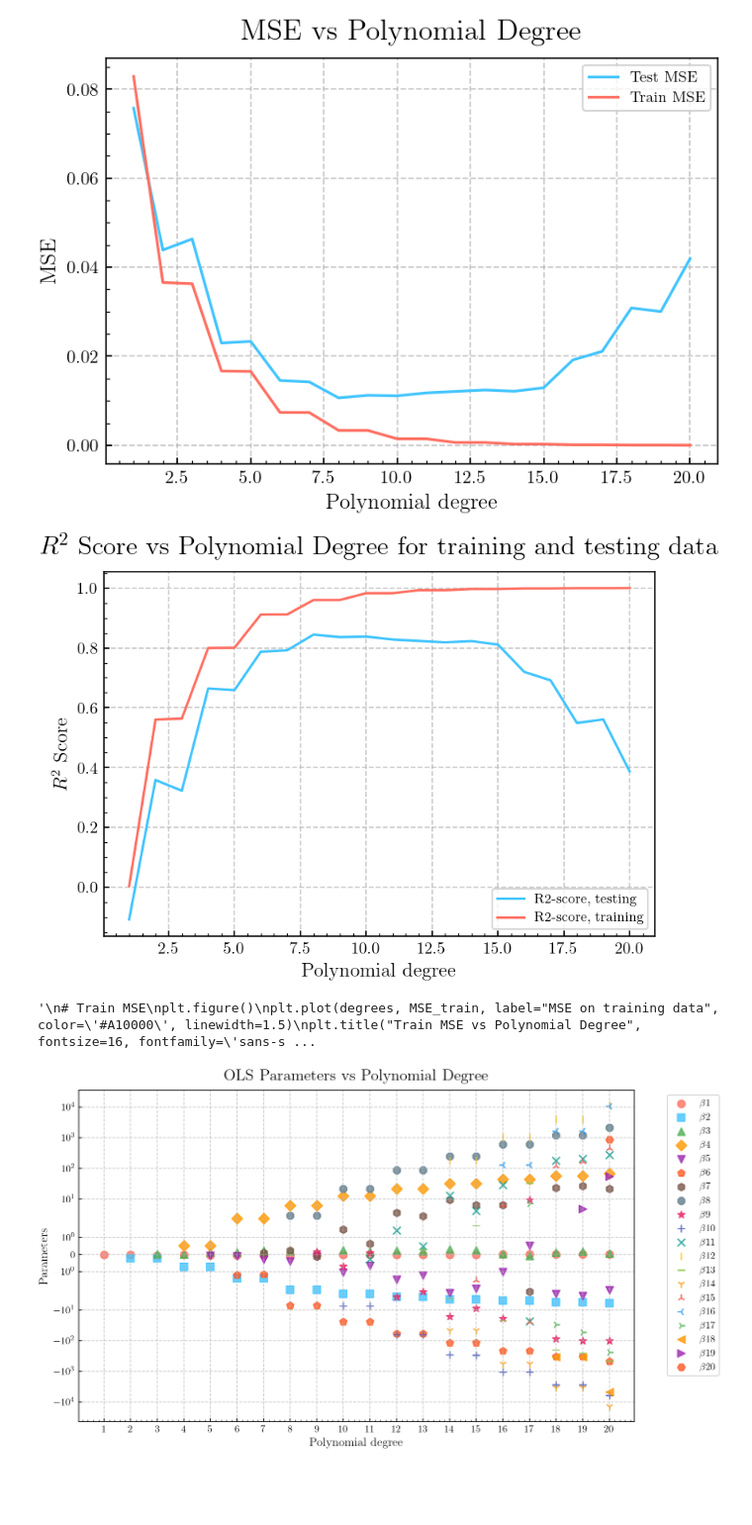
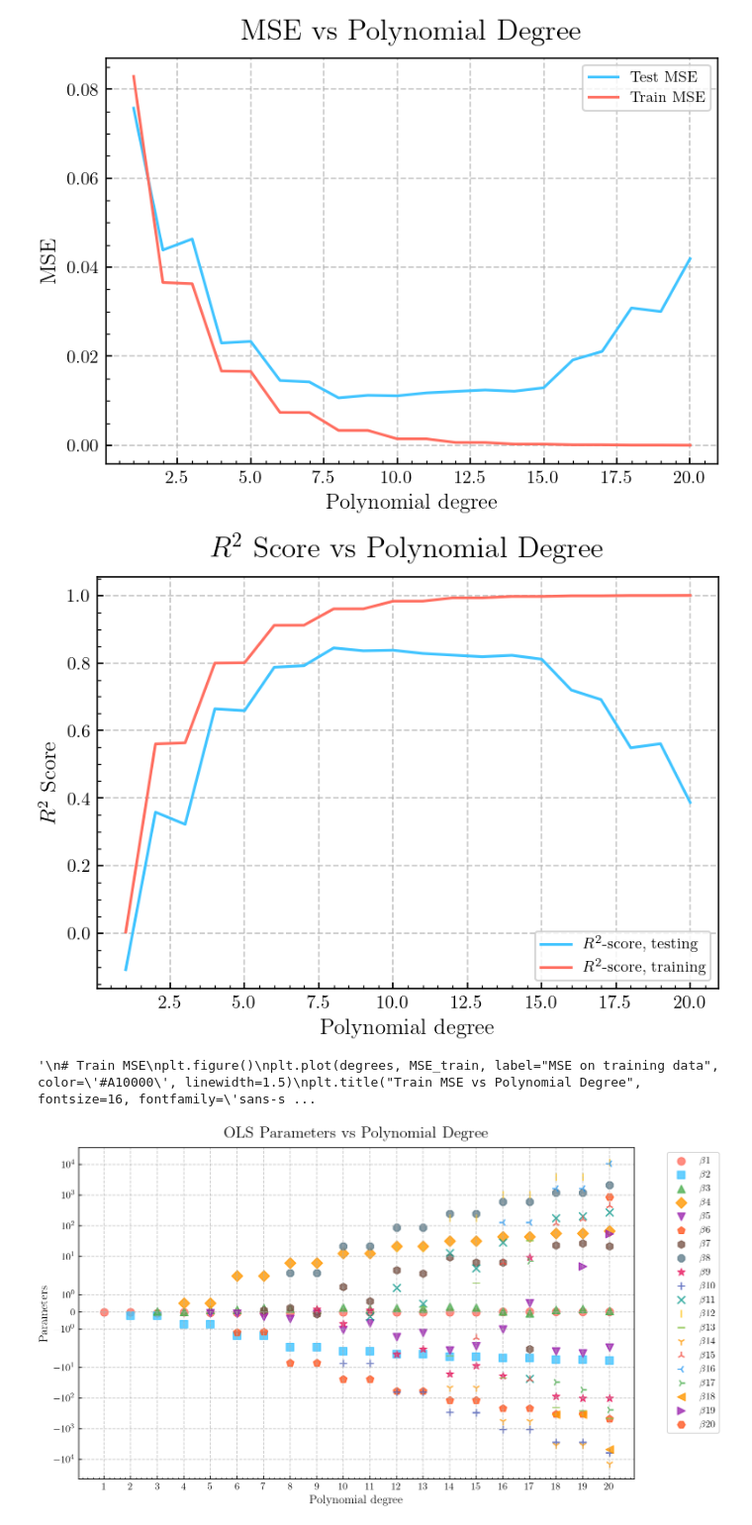
Before and after one commit to egil10/FYSSTK3155, a Jupyter notebook: PROJECT 1/Code/Exa.ipynb, the cells around one changed output. Shown: that part at 99% size. Drawn from its saved outputs; the diff is of its cells as text; code cells hidden in the pictures; blank space fills up the shorter version.

Commit message:
Changed some plots

```diff
--- a/PROJECT 1/Code/Exa.ipynb
+++ b/PROJECT 1/Code/Exa.ipynb
@@ -82,7 +82,7 @@ y_runge = 1 / (1 + 25 * x_dense**2)
 plt.plot(x_dense, y_runge, color="black", linewidth=1, label="Runge function")
 
 # Save the (already-drawn) fits plot
-plt.title("Ordinary Least Squares (OLS) Regression versus the Runge Function")
+plt.title("OLS Regression Runge Function")
 plt.xlabel("Polynomial degree")
 plt.ylabel("y")
 plt.legend()
@@ -126,9 +126,9 @@ plt.show()
 
 # R^2 (test)
 plt.figure()
-plt.plot(degrees, R2_score, label="R2-score, testing", color='#40C4FF', linewidth=1.5)
-plt.plot(degrees, R2_score_train, label="R2-score, training", color='#FF6F61', linewidth=1.5)
-plt.title("$R^2$ Score vs Polynomial Degree for training and testing data", fontsize=16, fontfamily='sans-serif', pad=10)
+plt.plot(degrees, R2_score, label="$R^2$-score, testing", color='#40C4FF', linewidth=1.5)
+plt.plot(degrees, R2_score_train, label="$R^2$-score, training", color='#FF6F61', linewidth=1.5)
+plt.title("$R^2$ Score vs Polynomial Degree", fontsize=16, fontfamily='sans-serif', pad=10)
 plt.xlabel("Polynomial degree", fontsize=12, fontfamily='sans-serif')
 plt.ylabel("$R^2$ Score", fontsize=12, fontfamily='sans-serif')
 plt.legend(fontsize=8)
@@ -157,5 +157,5 @@ plt.show()
 [figure]
-[figure, old version]
+[figure, new version]
 '\n# Train MSE\nplt.figure()\nplt.plot(degrees, MSE_train, label="MSE on training data", color=\'#A10000\', linewidth=1.5)\nplt.title("Train MSE vs Polynomial Degree", fontsize=16, fontfamily=\'sans-s ...
 # %%
 # Parameters by degree (corrected version with shapes and legend)
```
Also changed, not shown: parts of 1 cell of this notebook, 4 other files.
